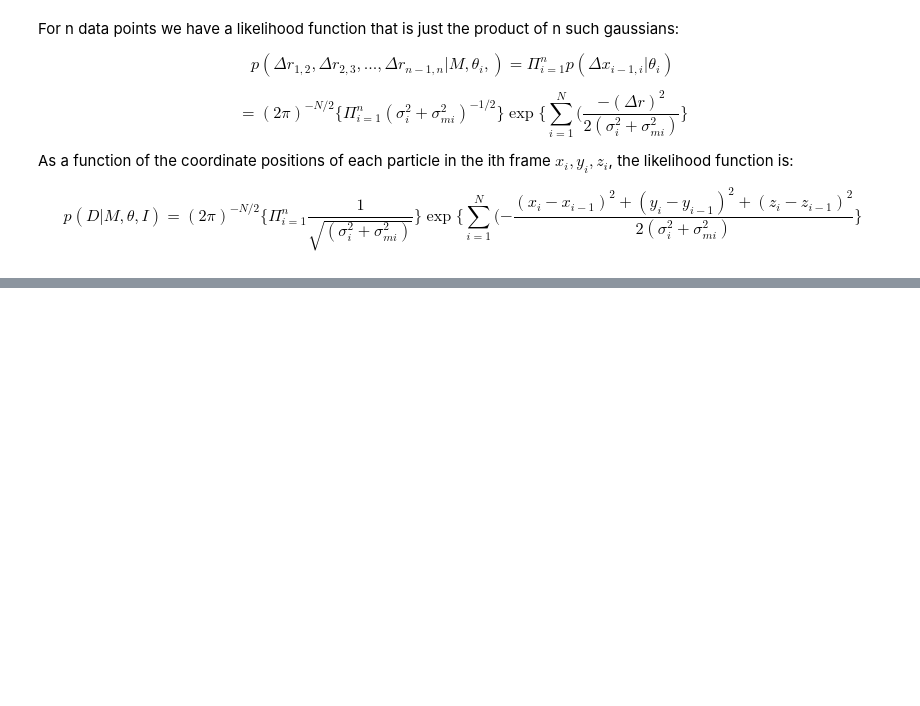
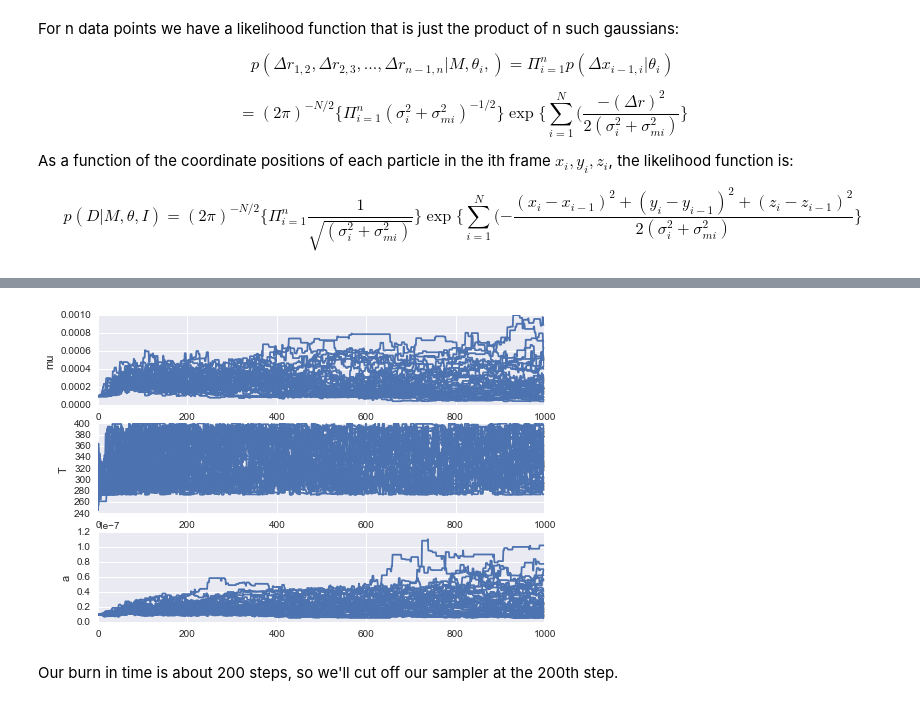
Before and after one commit to alanxzhou/Bayesian-Particle-Tracking, a Jupyter notebook: Bayesian_Particle_Tracking/Model.ipynb, the cells around one changed output, grey strips where cells are left out. Cells and saved outputs as stored; diff of their text form; code cells hidden in the pictures; blank space fills up the shorter version.

Commit message:
L11 Update 2
MCMC in model.ipynb, defined log-functions for bayesian analysis, added
some tests in test_model. Added test_data to package

```diff
--- a/Bayesian_Particle_Tracking/Model.ipynb
+++ b/Bayesian_Particle_Tracking/Model.ipynb
@@ -34,0 +55,12 @@ $$p(D|M,\theta,I)=(2\pi)^{-N/2}\{\Pi_{i=1}^n\frac{1}{\sqrt{(\sigma_i^2+\sigma_{m
+# %%
+# the model has 3 parameters; we'll use 40 walkers and 1000 steps each
+ndim = 3
+nwalkers = 40
+nsteps = 1000
+
+# set up the walkers in a "Gaussian ball" around the least-squares estimate
+# see http://dan.iel.fm/emcee/current/user/line/
+
+starting_positions = emcee.utils.sample_ball(
+    (10**(-4),300, 10**(-8)),
+    (10**(-6),30,10**(-10)),nwalkers)
@@ -34,0 +69,14 @@ $$p(D|M,\theta,I)=(2\pi)^{-N/2}\{\Pi_{i=1}^n\frac{1}{\sqrt{(\sigma_i^2+\sigma_{m
+# %%
+data = model.generator(1000,10**(-8),10**(-4),10**(-8),[0,0,0])
+np.save('test_data', data)
+home_dir = "/Users/alanzhou/Documents/Physics_201/final_project/Bayesian-Particle-Tracking/Bayesian_Particle_Tracking/"
+new_data = np.load(home_dir + 'test_data.npy')
+input_data = io.input_data
+# %%
+# set up the sampler object
+sampler = emcee.EnsembleSampler(nwalkers, ndim, log_posterior,
+                                args=[input_data])
+# run the sampler. We use iPython's %time directive to tell us
+# how long it took (in a script, you would leffave out "%time")
+%time sampler.run_mcmc(starting_positions, nsteps)
+print('Done')
@@ -34,0 +87,13 @@ $$p(D|M,\theta,I)=(2\pi)^{-N/2}\{\Pi_{i=1}^n\frac{1}{\sqrt{(\sigma_i^2+\sigma_{m
+# %%
+fig, (ax_mu, ax_T, ax_a) = plt.subplots(3)
+ax_mu.set(ylabel='mu')
+ax_T.set(ylabel='T')
+ax_a.set(ylabel='a')
+for i in range(nwalkers):
+    sns.tsplot(sampler.chain[i,:,0], ax=ax_mu)
+    sns.tsplot(sampler.chain[i,:,1], ax=ax_T)
+    sns.tsplot(sampler.chain[i,:,2], ax=ax_a)
+# %% [output]
+[figure, added]
+# %% [markdown]
+Our burn in time is about 200 steps, so we'll cut off our sampler at the 200th step.
```
Also changed, not shown: parts of 26 cells of this notebook, 6 other files.
